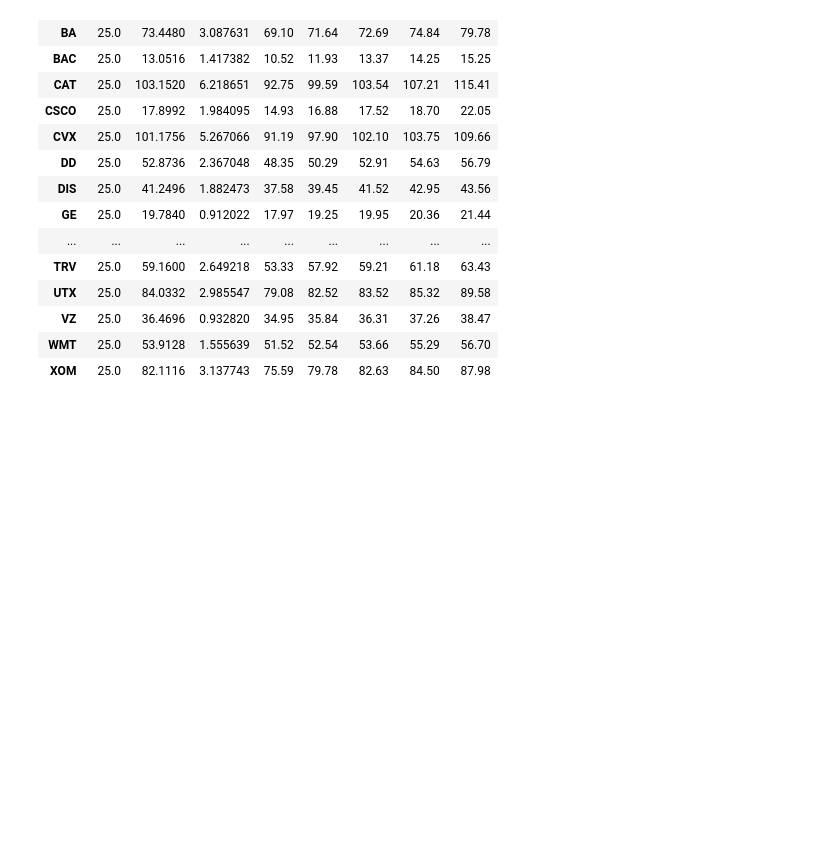
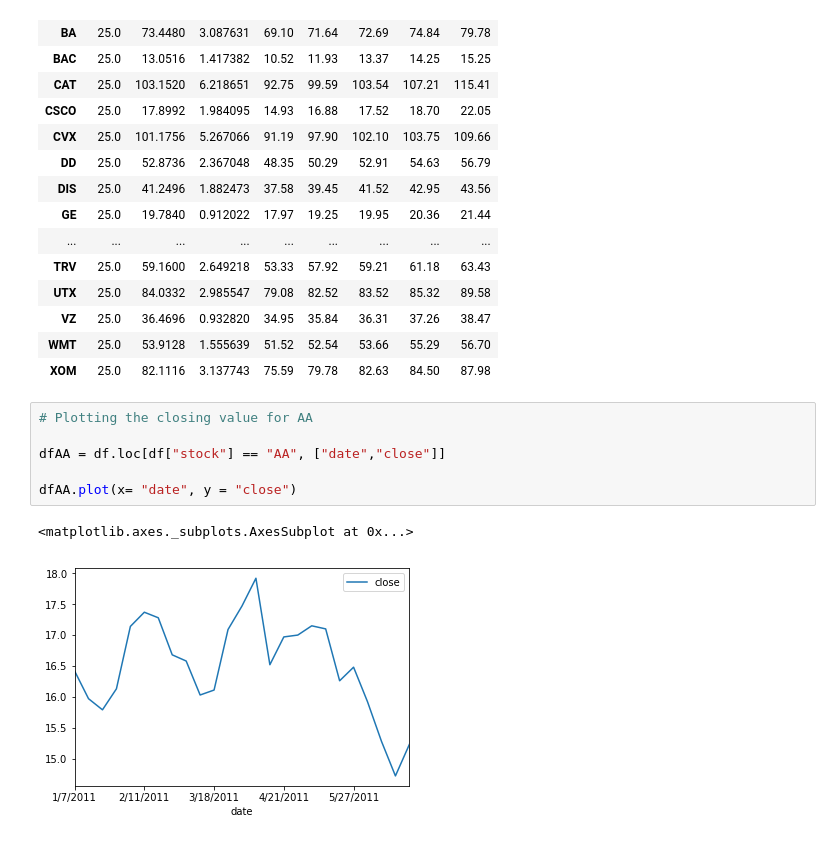
Before and after one commit to declanbarr/DowJones, a Jupyter notebook: DowJonesAnalysis.ipynb, the cells around one changed output. Saved outputs shown, nothing was run; the diff lists cells and outputs as text; blank space fills up the shorter version.

Commit message:
Added plot for AA

```diff
--- a/DowJonesAnalysis.ipynb
+++ b/DowJonesAnalysis.ipynb
@@ -95,3 +95,12 @@ df.loc[:, ['stock','close']].groupby(by='stock').describe()
 | VZ | 25.0 | 36.4696 | 0.932820 | 34.95 | 35.84 | 36.31 | 37.26 | 38.47 |
 | WMT | 25.0 | 53.9128 | 1.555639 | 51.52 | 52.54 | 53.66 | 55.29 | 56.70 |
 | XOM | 25.0 | 82.1116 | 3.137743 | 75.59 | 79.78 | 82.63 | 84.50 | 87.98 |
+# %%
+# Plotting the closing value for AA
+
+dfAA = df.loc[df["stock"] == "AA", ["date","close"]]
+
+dfAA.plot(x= "date", y = "close")
+# %% [output]
+<matplotlib.axes._subplots.AxesSubplot at 0x...>
+[figure, added]
```
